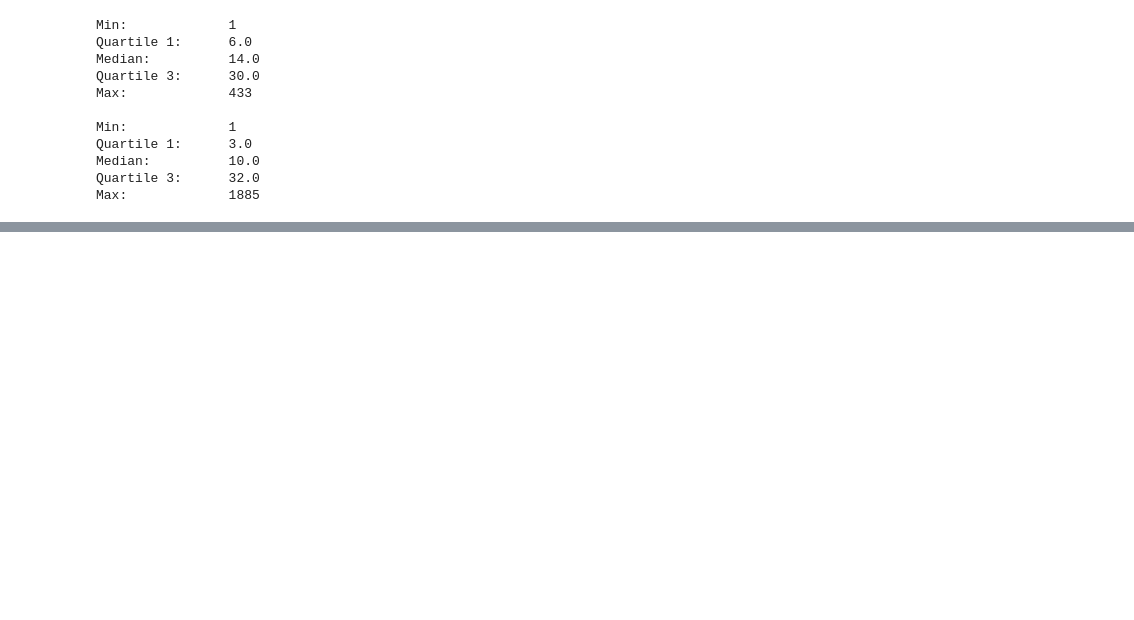
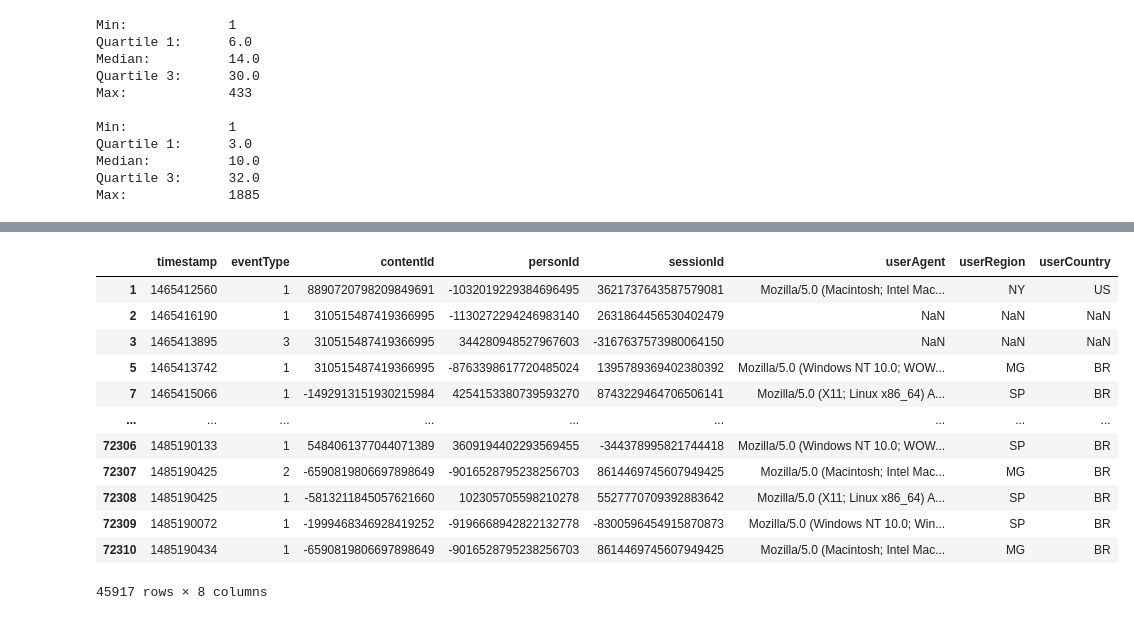
Before and after one commit to carson-chadwick/455FinalProject, a Jupyter notebook: collaborativeFiltering.ipynb, the cells around one changed output, grey strips where cells are left out. Saved outputs shown, nothing was run; the diff lists cells and outputs as text; code cells hidden in the pictures; blank space fills up the shorter version.

```diff
--- a/collaborativeFiltering.ipynb
+++ b/collaborativeFiltering.ipynb
@@ -148,7 +148,7 @@ Quartile 3:      32.0
 Max:             1885
 # %%
 value_counts = df_inter['contentId'].value_counts()
-keep_list = value_counts[value_counts >= 6]
+keep_list = value_counts[value_counts >= 32]
 #display(keep_list)
 df_inter = df_inter.loc[df_inter['contentId'].isin(keep_list.index)]
 print("Number of articles kept: {}".format(keep_list.shape[0]))
@@ -187,3 +170,20 @@ df_articles
+# %%
+df_inter
+# df_articles
+# %% [output]
+|  | timestamp | eventType | contentId | personId | sessionId | userAgent | userRegion | userCountry |
+| 1 | 1465412560 | 1 | 8890720798209849691 | -1032019229384696495 | 3621737643587579081 | Mozilla/5.0 (Macintosh; Intel Mac... | NY | US |
+| 2 | 1465416190 | 1 | 310515487419366995 | -1130272294246983140 | 2631864456530402479 | NaN | NaN | NaN |
+| 3 | 1465413895 | 3 | 310515487419366995 | 344280948527967603 | -3167637573980064150 | NaN | NaN | NaN |
+| 5 | 1465413742 | 1 | 310515487419366995 | -8763398617720485024 | 1395789369402380392 | Mozilla/5.0 (Windows NT 10.0; WOW... | MG | BR |
+| 7 | 1465415066 | 1 | -1492913151930215984 | 4254153380739593270 | 8743229464706506141 | Mozilla/5.0 (X11; Linux x86_64) A... | SP | BR |
+| ... | ... | ... | ... | ... | ... | ... | ... | ... |
+| 72306 | 1485190133 | 1 | 5484061377044071389 | 3609194402293569455 | -344378995821744418 | Mozilla/5.0 (Windows NT 10.0; WOW... | SP | BR |
+| 72307 | 1485190425 | 2 | -6590819806697898649 | -9016528795238256703 | 8614469745607949425 | Mozilla/5.0 (Macintosh; Intel Mac... | MG | BR |
+| 72308 | 1485190425 | 1 | -5813211845057621660 | 102305705598210278 | 5527770709392883642 | Mozilla/5.0 (X11; Linux x86_64) A... | SP | BR |
+| 72309 | 1485190072 | 1 | -1999468346928419252 | -9196668942822132778 | -8300596454915870873 | Mozilla/5.0 (Windows NT 10.0; Win... | SP | BR |
+| 72310 | 1485190434 | 1 | -6590819806697898649 | -9016528795238256703 | 8614469745607949425 | Mozilla/5.0 (Macintosh; Intel Mac... | MG | BR |
+45917 rows × 8 columns
 # %%
 # Count the number of users and items
 U = df_inter.personId.nunique()
```
Also changed, not shown: parts of 4 cells of this notebook, 1 other file.
